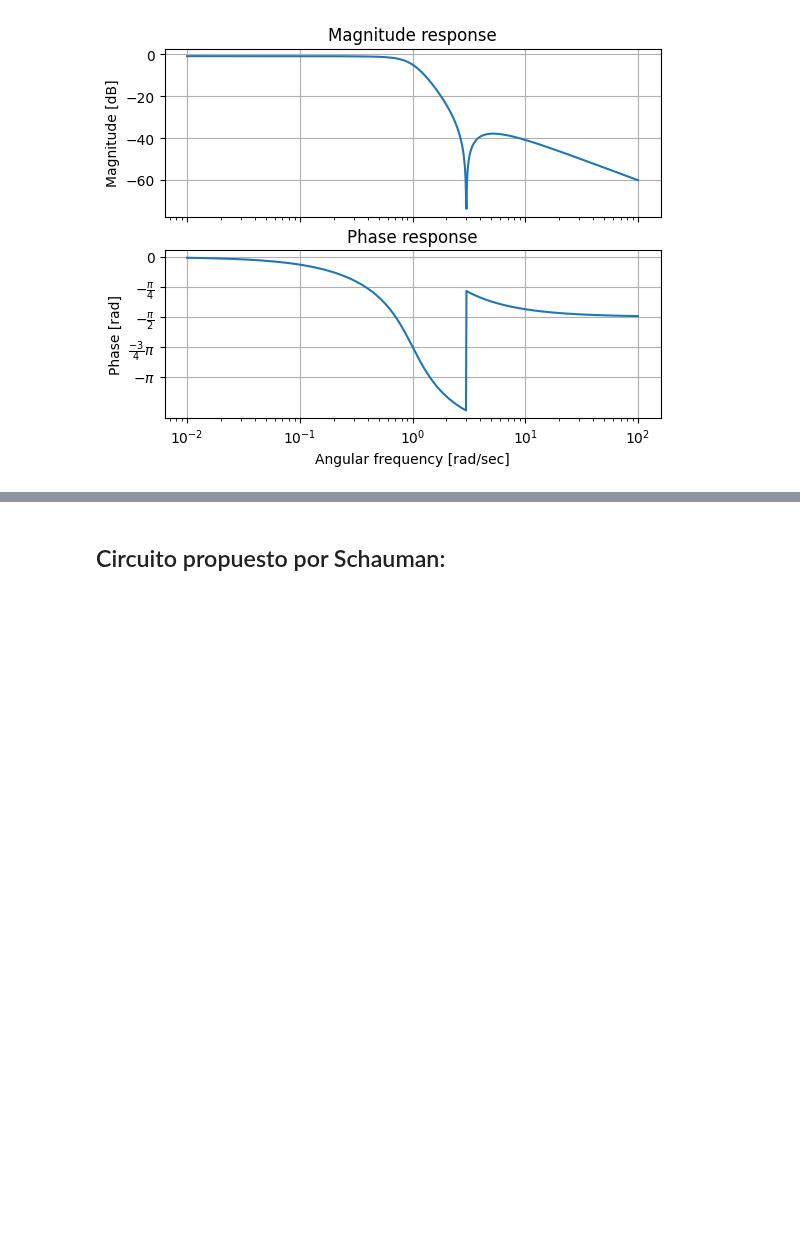
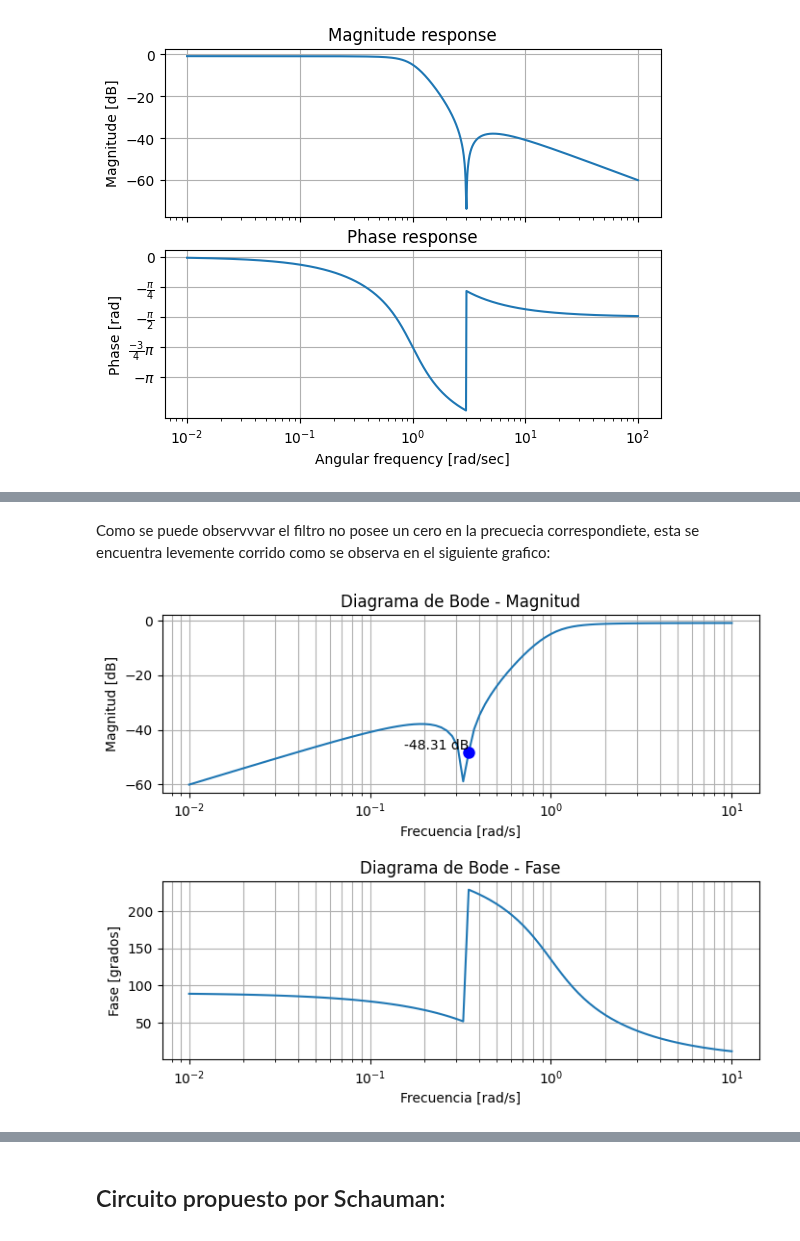
Before and after one commit to Pereyzaquer/TC2_NicolasPereyra, a Jupyter notebook: Semana_5/Semana 5.ipynb, the cells around one changed output, grey strips where cells are left out. Cells and saved outputs as stored; diff of their text form; code cells hidden in the pictures; blank space fills up the shorter version.

```diff
--- a/Semana_5/Semana 5.ipynb
+++ b/Semana_5/Semana 5.ipynb
@@ -66 +66,38 @@ $\displaystyle   \frac{s \,\, 0.9 }{s +   1 } . \frac{s^2 \,\,   1 + 0.1111 }{s^
 [figure]
+# %% [markdown]
+Como se puede observvvar el filtro no posee un cero en la precuecia correspondiete, esta se encuentra levemente corrido como se observa en el siguiente grafico:
+# %%
+cero = 1/3
+# Generar el grillado de frecuencias
+w, mag, phase = signal.bode(hp)
+
+# Crear la figura y los subplots
+fig, (ax1, ax2) = plt.subplots(2, 1, figsize=(8, 6))
+fig.subplots_adjust(hspace=0.5)
+
+# Graficar la magnitud en dB con grillado
+ax1.semilogx(w, mag)
+ax1.set_xscale('log')
+ax1.set_xlabel('Frecuencia [rad/s]')
+ax1.set_ylabel('Magnitud [dB]')
+ax1.set_title('Diagrama de Bode - Magnitud')
+ax1.grid(True, which="both")
+
+# Marcar Omega0
+idx_2 = np.where(w >= (cero))[0][0]
+mag_marker_2 = mag[idx_2]
+ax1.plot(w[idx_2], mag[idx_2], 'bo', markersize=8)
+ax1.text(w[idx_2], mag[idx_2], f'{mag_marker_2:.2f} dB', ha='right', va='bottom')
+
+# Graficar la fase en grados con grillado
+ax2.semilogx(w, phase)
+ax2.set_xscale('log')
+ax2.set_xlabel('Frecuencia [rad/s]')
+ax2.set_ylabel('Fase [grados]')
+ax2.set_title('Diagrama de Bode - Fase')
+ax2.grid(True, which="both")
+
+# Mostrar la figura
+plt.show()
+# %% [output]
+[figure, added]
```
Also changed, not shown: parts of 11 cells of this notebook.
